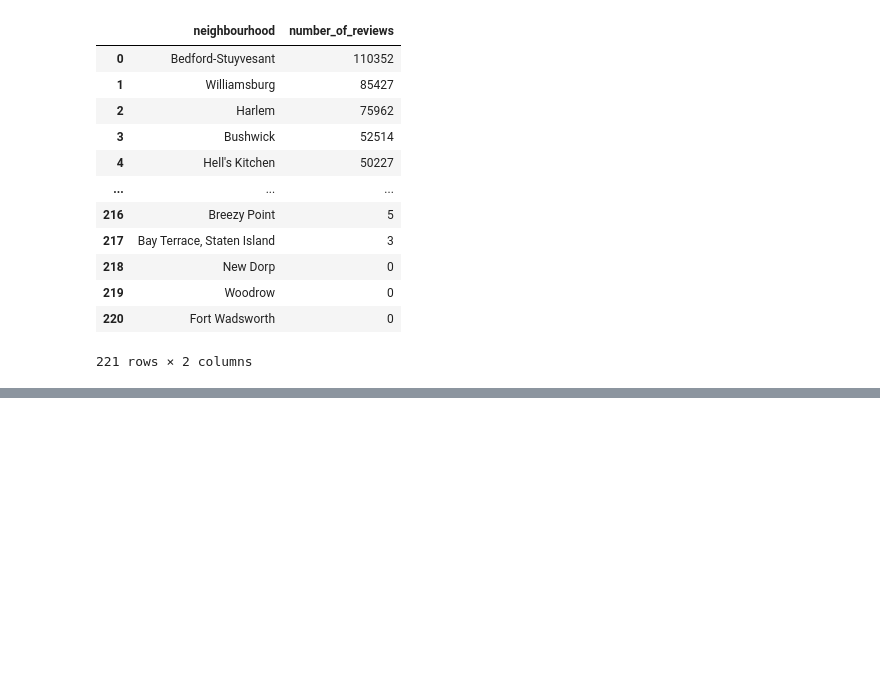
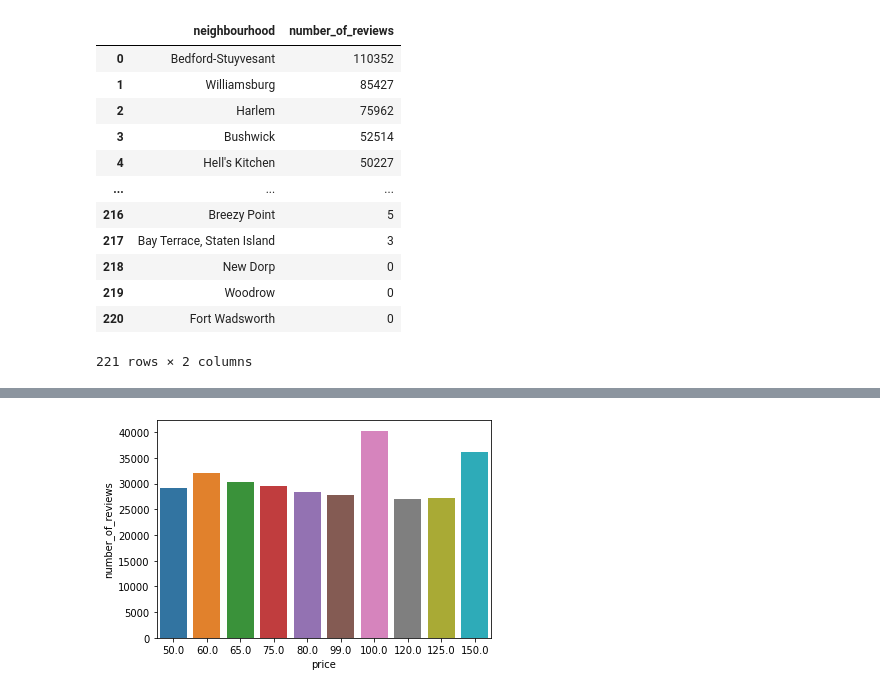
Before and after one commit to Manishasolanki27/AirBnbbooking-EDA, a Jupyter notebook: Airbnb_EDA.ipynb, the cells around one changed output, grey strips where cells are left out. Cells and saved outputs as stored; diff of their text form; code cells hidden in the pictures; blank space fills up the shorter version.

```diff
--- a/Airbnb_EDA.ipynb
+++ b/Airbnb_EDA.ipynb
@@ -314,0 +343,4 @@ fig.show()
+# %%
+# let's check price preferred by guests
+price_prefer_guests =copy_df.groupby('price')['number_of_reviews'].sum().sort_values(ascending=False).reset_index().head(10)
+price_prefer_guests
@@ -314,0 +359,4 @@ fig.show()
+# %%
+sns.barplot(x='price',y='number_of_reviews',data=price_prefer_guests);
+# %% [output]
+[figure, added]
```
Also changed, not shown: parts of 4 cells of this notebook.
